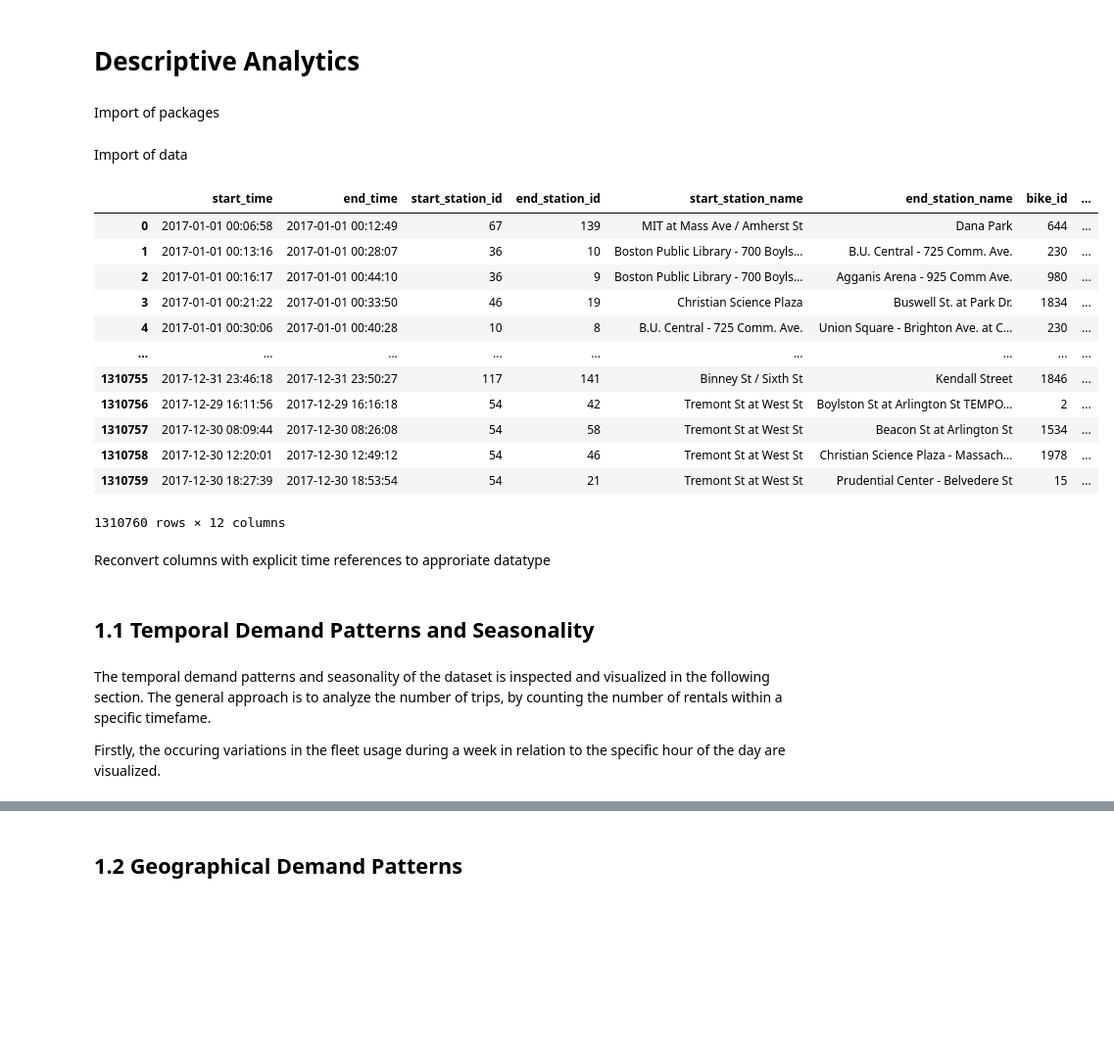
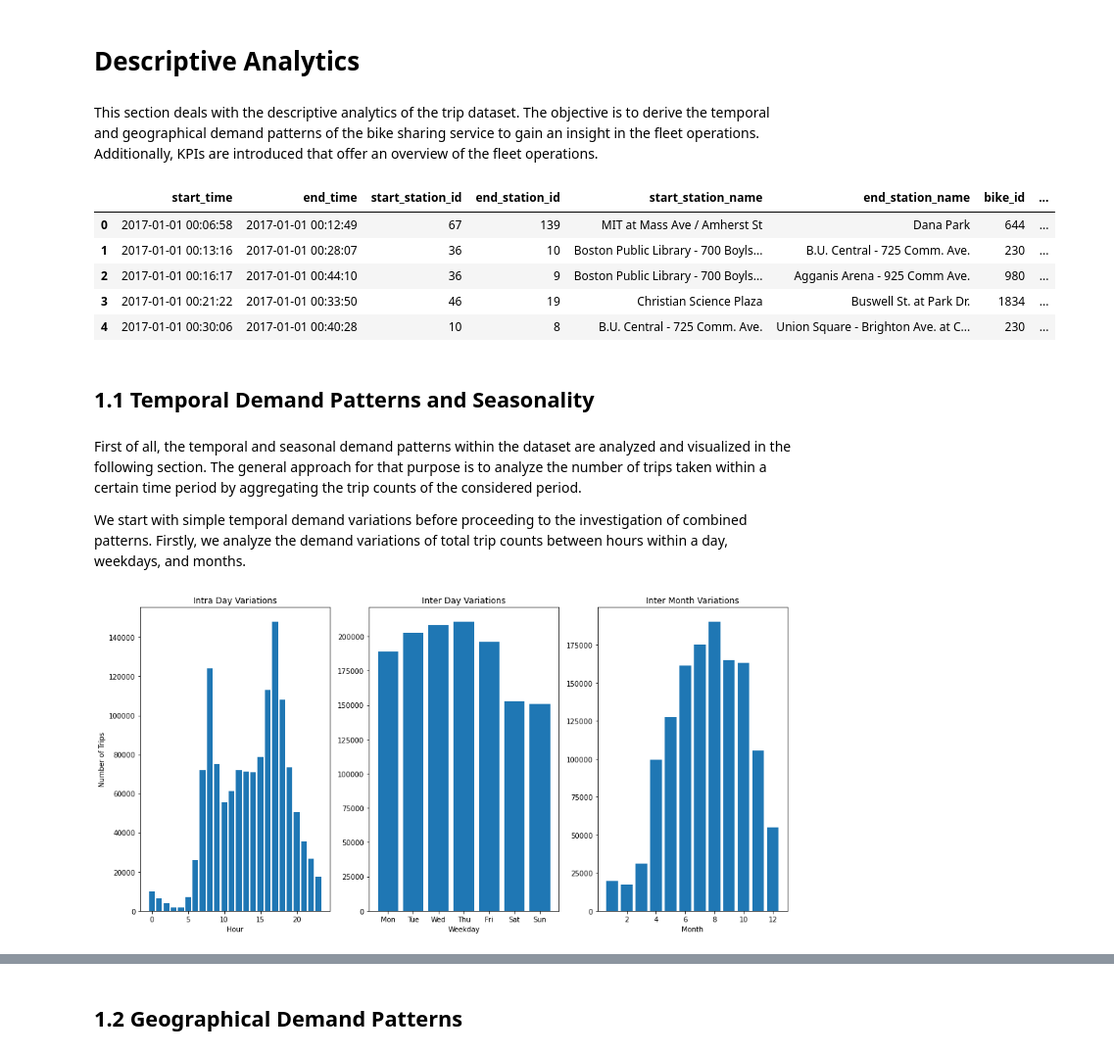
Before and after one commit to NinoVo931/AA_Project, a Jupyter notebook: DataDescription.ipynb, the cells around one changed output, grey strips where cells are left out. Shown at 98% size. Drawn from its saved outputs; the diff is of its cells as text; code cells hidden in the pictures; blank space fills up the shorter version.

```diff
--- a/DataDescription.ipynb
+++ b/DataDescription.ipynb
@@ -1,5 +1,5 @@
 # %% [markdown]
 # Descriptive Analytics
-# %% [markdown]
-Import of packages
+# %% [markdown]
+This section deals with the descriptive analytics of the trip dataset. The objective is to derive the temporal and geographical demand patterns of the bike sharing service to gain an insight in the fleet operations. Additionally, KPIs are introduced that offer an overview of the fleet operations.
 # %%
@@ -11,22 +13,13 @@ import seaborn as sns
-# %% [markdown]
-Import of data
 # %%
+#Import of data
 df_Trips = pd.read_csv('boston_2017_cleaned_Trips.csv')
-df_Trips
+
+df_Trips.head()
 # %% [output]
 |  | start_time | end_time | start_station_id | end_station_id | start_station_name | end_station_name | bike_id | ... |
 | 0 | 2017-01-01 00:06:58 | 2017-01-01 00:12:49 | 67 | 139 | MIT at Mass Ave / Amherst St | Dana Park | 644 | ... |
 | 1 | 2017-01-01 00:13:16 | 2017-01-01 00:28:07 | 36 | 10 | Boston Public Library - 700 Boyls... | B.U. Central - 725 Comm. Ave. | 230 | ... |
 | 2 | 2017-01-01 00:16:17 | 2017-01-01 00:44:10 | 36 | 9 | Boston Public Library - 700 Boyls... | Agganis Arena - 925 Comm Ave. | 980 | ... |
 | 3 | 2017-01-01 00:21:22 | 2017-01-01 00:33:50 | 46 | 19 | Christian Science Plaza | Buswell St. at Park Dr. | 1834 | ... |
 | 4 | 2017-01-01 00:30:06 | 2017-01-01 00:40:28 | 10 | 8 | B.U. Central - 725 Comm. Ave. | Union Square - Brighton Ave. at C... | 230 | ... |
-| ... | ... | ... | ... | ... | ... | ... | ... | ... |
-| 1310755 | 2017-12-31 23:46:18 | 2017-12-31 23:50:27 | 117 | 141 | Binney St / Sixth St | Kendall Street | 1846 | ... |
-| 1310756 | 2017-12-29 16:11:56 | 2017-12-29 16:16:18 | 54 | 42 | Tremont St at West St | Boylston St at Arlington St TEMPO... | 2 | ... |
-| 1310757 | 2017-12-30 08:09:44 | 2017-12-30 08:26:08 | 54 | 58 | Tremont St at West St | Beacon St at Arlington St | 1534 | ... |
-| 1310758 | 2017-12-30 12:20:01 | 2017-12-30 12:49:12 | 54 | 46 | Tremont St at West St | Christian Science Plaza - Massach... | 1978 | ... |
-| 1310759 | 2017-12-30 18:27:39 | 2017-12-30 18:53:54 | 54 | 21 | Tremont St at West St | Prudential Center - Belvedere St | 15 | ... |
-1310760 rows × 12 columns
-# %% [markdown]
-Reconvert columns with explicit time references to approriate datatype
 # %%
@@ -34,6 +28,6 @@ df_Trips[['start_time','end_time']] = df_Trips[['start_time','end_time']].apply(
 # %% [markdown]
 ## 1.1  Temporal Demand Patterns and Seasonality
 # %% [markdown]
-The temporal demand patterns and seasonality of the dataset is inspected and visualized in the following section. The general approach is to analyze the number of trips, by counting the number of rentals within a specific timefame.
+First of all, the temporal and seasonal demand patterns within the dataset are analyzed and visualized in the following section. The general approach for that purpose is to analyze the number of trips taken within a certain time period by aggregating the trip counts of the considered period.
 
-Firstly, the occuring variations in the fleet usage during a week in relation to the specific hour of the day are visualized.
+We start with simple temporal demand variations before proceeding to the investigation of combined patterns. Firstly, we analyze the demand variations of total trip counts between hours within a day, weekdays, and months.
@@ -39,0 +46,30 @@ Firstly, the occuring variations in the fleet usage during a week in relation to
+# %%
+# Plotting the diagrams of the aggregated data for all three usage variation types in bar charts
+plots_variations, axes_variations = plt.subplots(nrows = 1, ncols = 3, figsize = (14,7))
+
+# Plot of intra day variations
+axes_variations[0].bar(variation_day.index.values, variation_day.values)
+axes_variations[0].axis('tight')
+axes_variations[0].set_title("Intra Day Variations")
+axes_variations[0].set_xlabel('Hour')
+axes_variations[0].set_ylabel('Number of Trips')
+
+# Plot of inter day variations
+axes_variations[1].bar(variation_week.index.values, variation_week.values)
+axes_variations[1].axis('tight')
+axes_variations[1].set_title("Inter Day Variations")
+axes_variations[1].set_xlabel('Weekday')
+axes_variations[1].set_xticks(variation_week.index)
+axes_variations[1].set_xticklabels(day_labels)
+
+# Plot of inter month variations
+axes_variations[2].bar(variation_year.index.values, variation_year.values)
+axes_variations[2].axis('tight')
+axes_variations[2].set_title("Inter Month Variations")
+axes_variations[2].set_xlabel('Month')
+
+# Avoid overlapping and finally plotting the diagrams
+plots_variations.tight_layout()
+plt.show()
+# %% [output]
+[figure, added]
```
Also changed, not shown: parts of 82 cells of this notebook, 3 other files.
